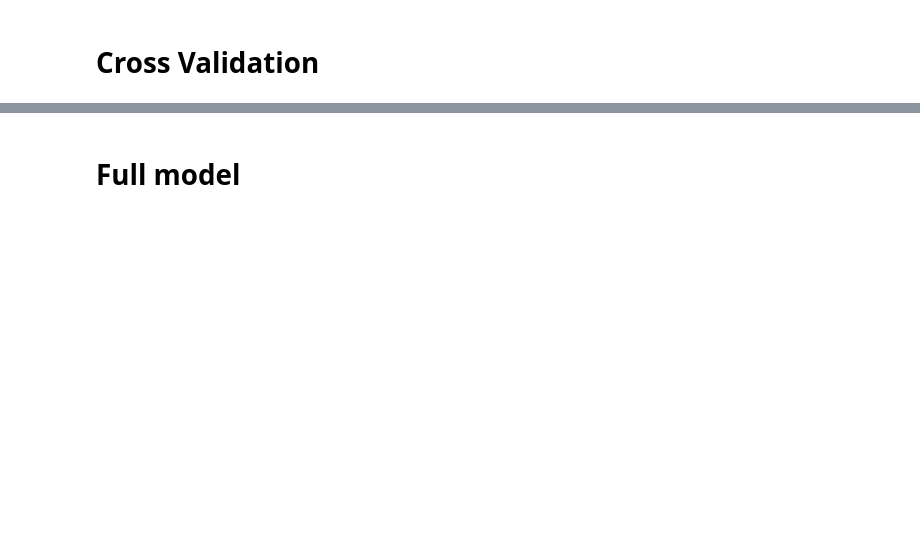
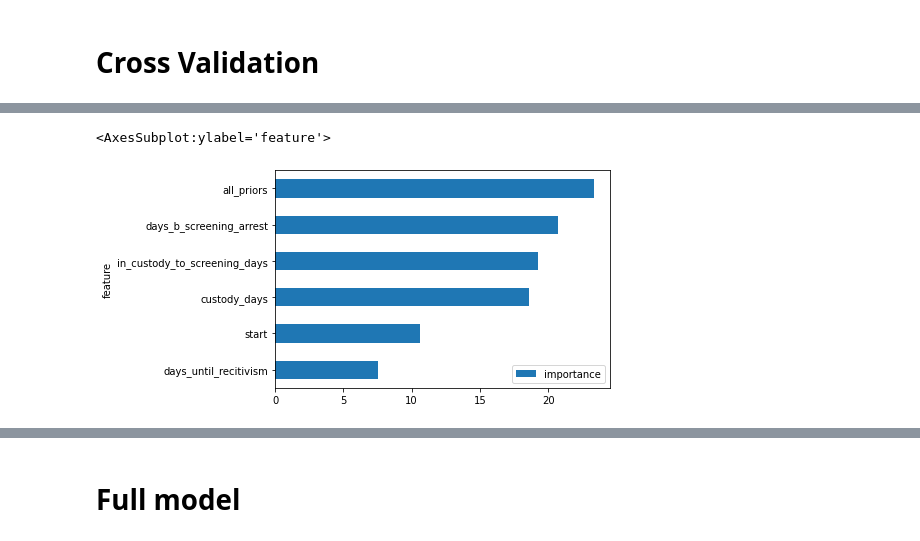
Before and after one commit to emmaro/Caggle, a Jupyter notebook: model.ipynb, the cells around one changed output, grey strips where cells are left out. Drawn from its saved outputs; the diff is of its cells as text; code cells hidden in the pictures; blank space fills up the shorter version.

```diff
--- a/model.ipynb
+++ b/model.ipynb
@@ -223,7 +223,7 @@ df[cols].head()
 # %%
 # df['race'] = df['race'].replace({'Native American': 'Other'})
 # df['race'] = df['race'].replace({'Native American': 'Other', 'Asian': 'Other'})
-df['race'] = df['race'].replace({'Native American': 'Other', 'Asian': 'Other', 'Hispanic': 'Other'})
+# df['race'] = df['race'].replace({'Native American': 'Other', 'Asian': 'Other', 'Hispanic': 'Other'})
 df['race'].value_counts()
 # %% [output]
 African-American    2266
@@ -232,4 +235,10 @@ Other                776
 Name: race, dtype: int64
+# %%
+df['age'] = df['age_group'] # we don't care about the actual age anyway
+df['race_age'] = df['race'] + df['age_group']
+df['race_sex'] = df['race'] + df['sex']
+df['sex_age'] = df['sex'] + df['age_group']
+df['race_sex_age'] = df['race'] + df['sex'] + df['age_group']
 # %%
 races = df.race.unique()
 sexes = df.sex.unique()
@@ -236,0 +248,8 @@ age_groups = df.age_group.unique()
+# %%
+# Set hyperparamets
+hyperparams = dict(
+    iterations=100,
+    learning_rate=1,
+    depth=3,
+    loss_function='MultiClass'
+)
@@ -237,4 +276,2 @@ age_groups = df.age_group.unique()
 # %% [markdown]
 # Cross Validation
-# %%
-df[cols] = df[cols].fillna(0)
@@ -253,0 +291,60 @@ Non-recidivism / Non-Violent / Violent
+# %%
+from catboost import Pool, CatBoostClassifier
+from sklearn.model_selection import RepeatedStratifiedKFold
+from sklearn.metrics import roc_auc_score, average_precision_score, accuracy_score
+import collections
+from fairlearn.metrics import MetricFrame
+
+def simple_cross_val(target_col, n_splits=5, n_repeats=5, verbose=False):
+    print(f'Target col: {target_col}')
+    kf = RepeatedStratifiedKFold(n_splits=n_splits, n_repeats=n_repeats, random_state=42)
+
+    roc_aucs = []
+
+    feature_importances = []
+    for split_idx, (train, test) in enumerate(kf.split(df_train[cols], df_train[target_col])): # Stratified on race
+        df_train_cv = df.iloc[train].reset_index(drop=True)
+        df_eval_cv = df.iloc[test].reset_index(drop=True)
+
+        train_dataset = Pool(data=df_train_cv[cols],
+                             label=df_train_cv[target_col],
+                             cat_features=cat_cols)
+
+        eval_dataset = Pool(data=df_eval_cv[cols],
+                            label=df_eval_cv[target_col],
+                            cat_features=cat_cols)
+
+        y_eval = pd.get_dummies(df_eval_cv[target_col]).to_numpy()
+        # Initialize CatBoostClassifier
+        model = CatBoostClassifier(**hyperparams)
+        # Fit model
+        model.fit(train_dataset, verbose=False)
+    #     # Get predicted probabilities for each class
+        preds_proba = model.predict_proba(eval_dataset)
+
+        roc_auc = roc_auc_score(y_eval, preds_proba, multi_class="ovo")
+        roc_aucs.append(roc_auc)
+
+        feature_importances.append(model.get_feature_importance())
+        # avg_precs.append(avg_prec)
+        if verbose:
+            print(f'Split {split_idx+1:2}: ROC-AUC: {roc_auc*100:.2f}%. ')
+
+    # Evaluation
+
+    print(f'ROC-AUC {np.mean(roc_aucs)*100:.2f}% (STD: {np.std(roc_aucs)*100:.2f}%)')
+
+    # Feature importances
+    fi_df = pd.DataFrame({'feature': cols})
+    fi_df['importance'] = np.mean(feature_importances, axis=0)
+    fi_df['std'] = np.std(feature_importances, axis=0)
+    fi_df['min'] = np.min(feature_importances, axis=0)
+    fi_df['max'] = np.max(feature_importances, axis=0)
+    fi_df = fi_df.sort_values('importance', ascending=False)
+#     display(fi_df)
+    display(fi_df[['feature', 'importance']].sort_values('importance', ascending=True).plot.barh(x='feature'))
+
+simple_cross_val('race')
+simple_cross_val('sex')
+simple_cross_val('age_group')
+# %% [output]
@@ -253,0 +359,2 @@ Non-recidivism / Non-Violent / Violent
+<AxesSubplot:ylabel='feature'>
+[figure, added]
```
Also changed, not shown: parts of 20 cells of this notebook.
